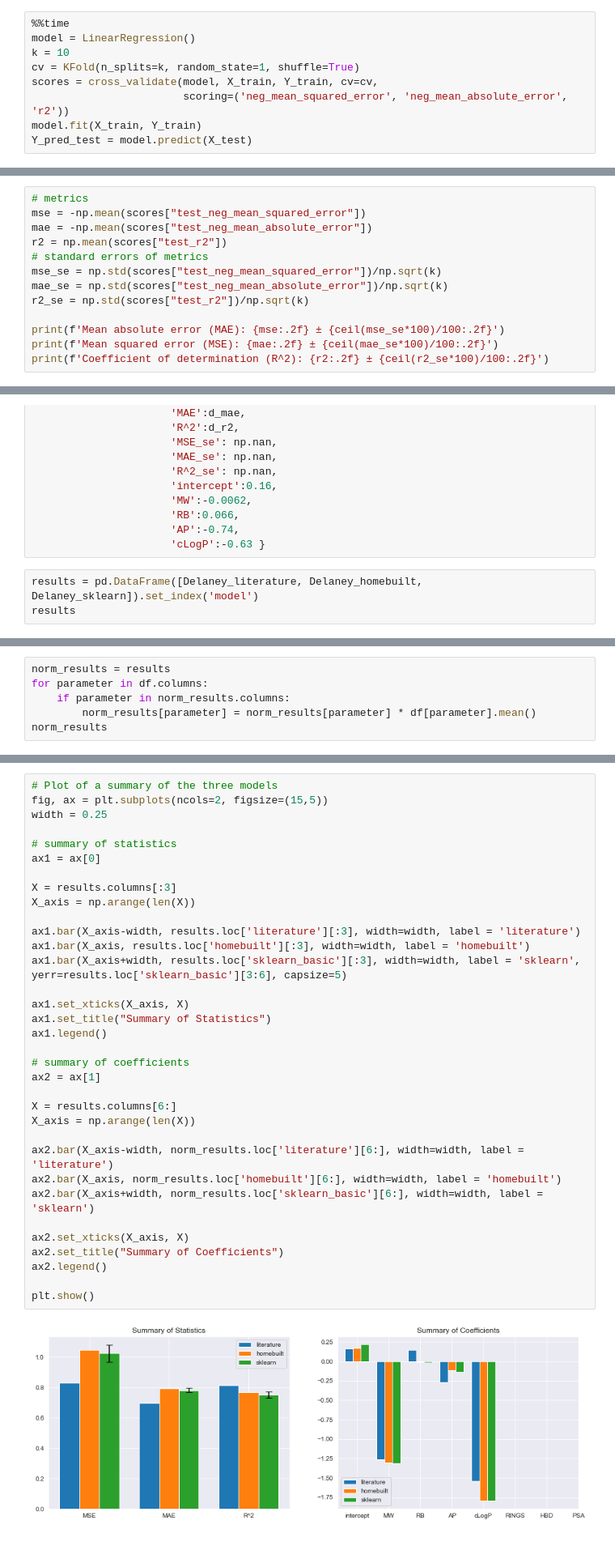
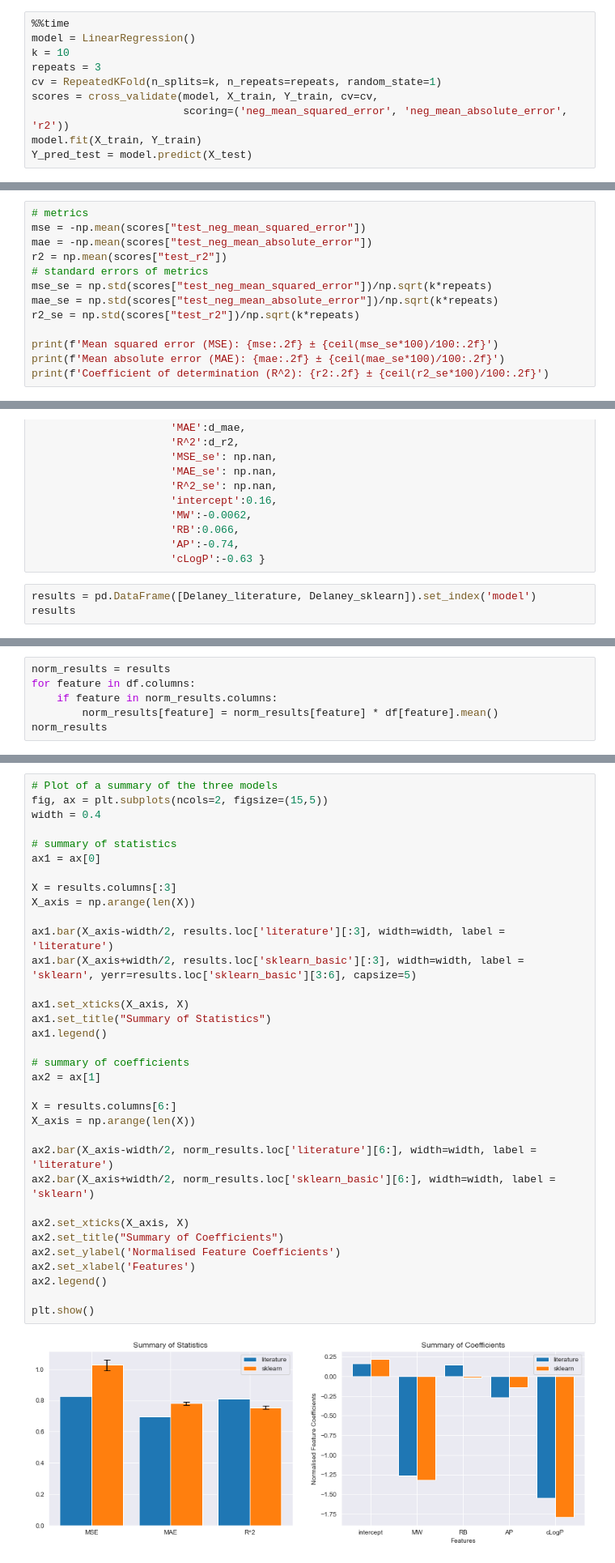
Before and after one commit to erwallace/Predicting-Aqueous-Solubilities, a Jupyter notebook: esol_linear_regression.ipynb, the cells around one changed output, grey strips where cells are left out. Shown at 81% size. Drawn from its saved outputs; the diff is of its cells as text.

```diff
--- a/esol_linear_regression.ipynb
+++ b/esol_linear_regression.ipynb
@@ -274,7 +220,8 @@ Delaney_homebuilt = { 'model':'homebuilt',
 %%time
 model = LinearRegression()
 k = 10
-cv = KFold(n_splits=k, random_state=1, shuffle=True)
+repeats = 3
+cv = RepeatedKFold(n_splits=k, n_repeats=repeats, random_state=1)
 scores = cross_validate(model, X_train, Y_train, cv=cv,
                         scoring=('neg_mean_squared_error', 'neg_mean_absolute_error', 'r2'))
 model.fit(X_train, Y_train)
@@ -287,11 +234,11 @@ mse = -np.mean(scores["test_neg_mean_squared_error"])
 mae = -np.mean(scores["test_neg_mean_absolute_error"])
 r2 = np.mean(scores["test_r2"])
 # standard errors of metrics
-mse_se = np.std(scores["test_neg_mean_squared_error"])/np.sqrt(k)
-mae_se = np.std(scores["test_neg_mean_absolute_error"])/np.sqrt(k)
-r2_se = np.std(scores["test_r2"])/np.sqrt(k)
+mse_se = np.std(scores["test_neg_mean_squared_error"])/np.sqrt(k*repeats)
+mae_se = np.std(scores["test_neg_mean_absolute_error"])/np.sqrt(k*repeats)
+r2_se = np.std(scores["test_r2"])/np.sqrt(k*repeats)
 
-print(f'Mean absolute error (MAE): {mse:.2f} ± {ceil(mse_se*100)/100:.2f}')
-print(f'Mean squared error (MSE): {mae:.2f} ± {ceil(mae_se*100)/100:.2f}')
+print(f'Mean squared error (MSE): {mse:.2f} ± {ceil(mse_se*100)/100:.2f}')
+print(f'Mean absolute error (MAE): {mae:.2f} ± {ceil(mae_se*100)/100:.2f}')
 print(f'Coefficient of determination (R^2): {r2:.2f} ± {ceil(r2_se*100)/100:.2f}')
 # %% [output]
@@ -335,7 +282,7 @@ Delaney_literature = {'model':'literature',
                       'AP':-0.74,
                       'cLogP':-0.63 }
 # %%
-results = pd.DataFrame([Delaney_literature, Delaney_homebuilt, Delaney_sklearn]).set_index('model')
+results = pd.DataFrame([Delaney_literature, Delaney_sklearn]).set_index('model')
 results
 # %% [output]
 |  | MSE | MAE | R^2 | MSE_se | MAE_se | R^2_se | intercept | MW | RB | AP | cLogP |
@@ -348,8 +294,8 @@ results
 # %%
 norm_results = results
-for parameter in df.columns:
-    if parameter in norm_results.columns:
-        norm_results[parameter] = norm_results[parameter] * df[parameter].mean()
+for feature in df.columns:
+    if feature in norm_results.columns:
+        norm_results[feature] = norm_results[feature] * df[feature].mean()
 norm_results
 # %% [output]
 |  | MSE | MAE | R^2 | MSE_se | MAE_se | R^2_se | intercept | MW | RB | AP | cLogP |
@@ -360,39 +305,39 @@ norm_results
 # %%
 # Plot of a summary of the three models
 fig, ax = plt.subplots(ncols=2, figsize=(15,5))
-width = 0.25
+width = 0.4
 
 # summary of statistics
 ax1 = ax[0]
 
 X = results.columns[:3]
 X_axis = np.arange(len(X))
 
-ax1.bar(X_axis-width, results.loc['literature'][:3], width=width, label = 'literature')
-ax1.bar(X_axis, results.loc['homebuilt'][:3], width=width, label = 'homebuilt')
-ax1.bar(X_axis+width, results.loc['sklearn_basic'][:3], width=width, label = 'sklearn', yerr=results.loc['sklearn_basic'][3:6], capsize=5)
+ax1.bar(X_axis-width/2, results.loc['literature'][:3], width=width, label = 'literature')
+ax1.bar(X_axis+width/2, results.loc['sklearn_basic'][:3], width=width, label = 'sklearn', yerr=results.loc['sklearn_basic'][3:6], capsize=5)
 
 ax1.set_xticks(X_axis, X)
 ax1.set_title("Summary of Statistics")
 ax1.legend()
 
 # summary of coefficients
 ax2 = ax[1]
 
 X = results.columns[6:]
 X_axis = np.arange(len(X))
 
-ax2.bar(X_axis-width, norm_results.loc['literature'][6:], width=width, label = 'literature')
-ax2.bar(X_axis, norm_results.loc['homebuilt'][6:], width=width, label = 'homebuilt')
-ax2.bar(X_axis+width, norm_results.loc['sklearn_basic'][6:], width=width, label = 'sklearn')
+ax2.bar(X_axis-width/2, norm_results.loc['literature'][6:], width=width, label = 'literature')
+ax2.bar(X_axis+width/2, norm_results.loc['sklearn_basic'][6:], width=width, label = 'sklearn')
 
 ax2.set_xticks(X_axis, X)
 ax2.set_title("Summary of Coefficients")
+ax2.set_ylabel('Normalised Feature Coefficients')
+ax2.set_xlabel('Features')
 ax2.legend()
 
 plt.show()
 # %% [output]
-[figure, old version]
+[figure, new version]
 # %% [markdown]
 The major points demonstrated by the summary of statistics are:
 - Delaney's model is significantly more accurate for across all indicators
```
Also changed, not shown: parts of 57 cells of this notebook.
